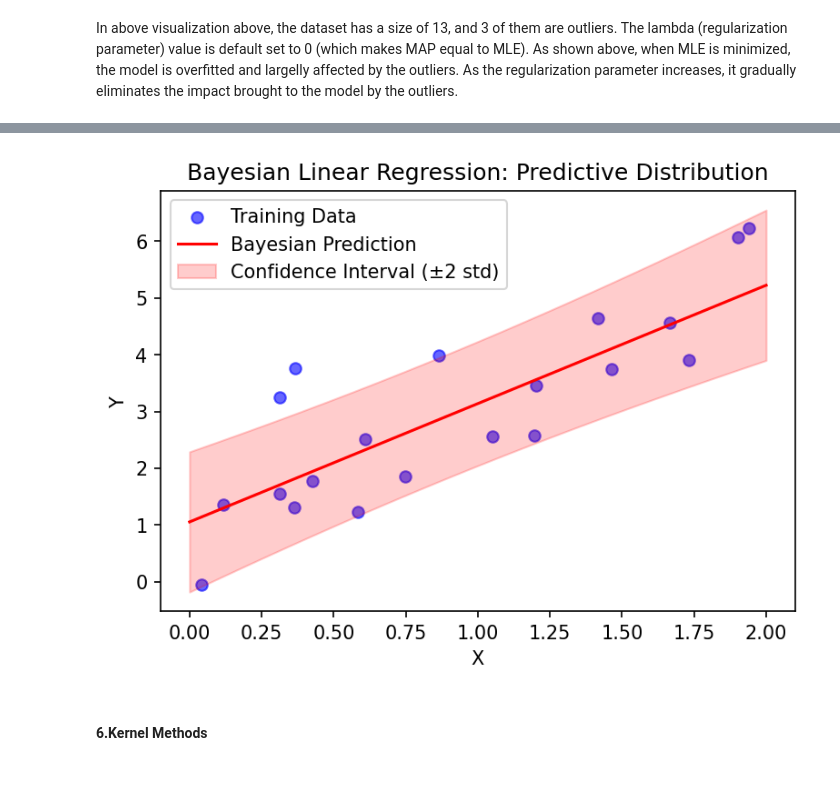
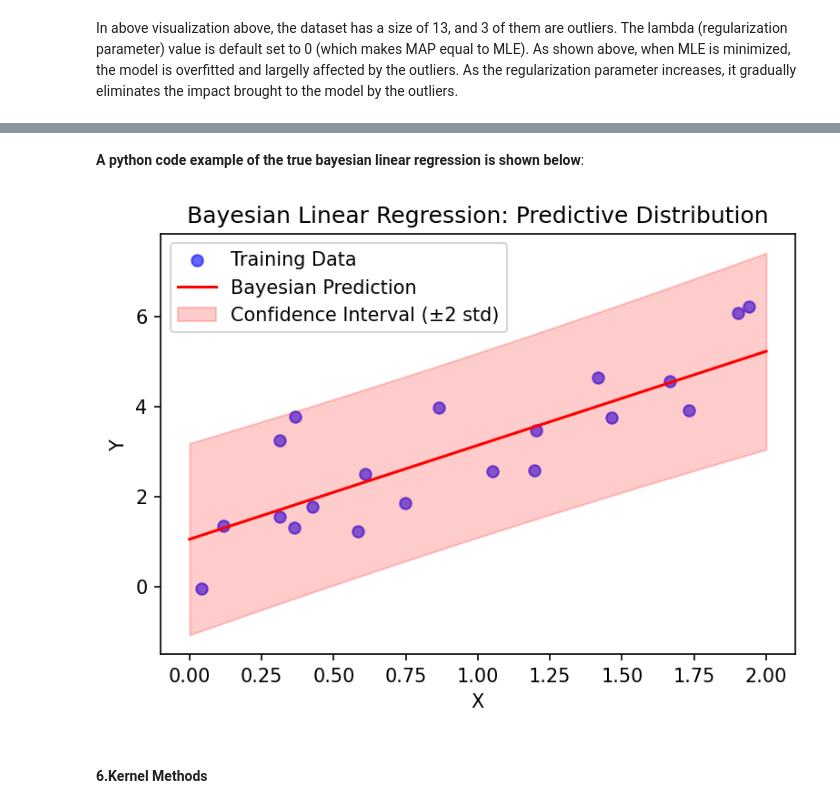
Before and after one commit to hansoncjc/GP-BO-Clustering-Tutorials, a Jupyter notebook: Fundamental.ipynb, the cells around one changed output, grey strips where cells are left out. Cells and saved outputs as stored; diff of their text form; code cells hidden in the pictures; blank space fills up the shorter version.

Commit message:
Fixed a bunch of errors on MAP & true bayesian, majorly sizes of matrices. Finished true bayesian linear regression visualization

```diff
--- a/Fundamental.ipynb
+++ b/Fundamental.ipynb
@@ -674,62 +691,61 @@ A python code example of the true bayesian linear regression is shown below:
+# %% [markdown]
+**A python code example of the true bayesian linear regression is shown below**:
 # %%
 # Bayesian Linear Regression Visualization without Explicit mu_theta and Sigma_theta Calculation
 
 import numpy as np
 import matplotlib.pyplot as plt
 
 # Generate synthetic data
 np.random.seed(42)
-n_samples = 20  # Number of training samples
-X = 2 * np.random.rand(n_samples, 1)  # Input features (column vector)
-true_theta = np.array([2.5])  # True parameter theta (slope)
-true_bias = 1.0  # Bias term (intercept)
+n_samples = 20  # Number of training samples n
+m_predicts = 100 # Number of prediction input m
+X = (2 * np.random.rand(n_samples, 1)).T  # Training features: 1*n
+X = np.vstack((np.ones(n_samples),X)) # Training features added intercept handling: 2*n
+true_theta = np.array([[1.0,2.5]]).T  # True parameter theta [intercept, slope]: 2*1
 sigma_model = 1.0  # Noise in the original data generation process (σ)
-sigma_pred = 0.5  # Prediction model noise (σ*)
+#sigma_pred = 0.5  # Prediction model noise (σ*)
 
 # Generate noisy observations
-Y = true_theta * X + true_bias + np.random.normal(0, sigma_model, (n_samples, 1))
-
-# Add bias term to X (to handle intercept in linear regression)
-X_b = np.vstack([np.ones((1, n_samples)), X.T])  # (d x n), where d=2
+Y = true_theta.T @ X + np.random.normal(0, sigma_model, (1, n_samples)) # Training Label: 1*n
 
 # Regularization strength λ
 lambda_reg = 1.0
 
-# Compute predictive mean and variance directly
-X_test = np.linspace(0, 2, 100).reshape(1, -1)  # Row vector for test points
-X_test_b = np.vstack([np.ones((1, X_test.shape[1])), X_test])  # Add bias
+# Posterior Mean & Covariance Matrix
+inv_term = np.linalg.inv(X @ X.T + lambda_reg * np.eye(X.shape[0])) # Define (X X^T + λI)⁻¹ for convinience: d*d
+cov_theta = sigma_model**2 * inv_term # Posterior Covariance: d*d
+mu_theta = cov_theta @ X @ Y.T # Posterior Mean: d*1
 
-# Compute (X X^T + λI)⁻¹ once
-inv_term = np.linalg.inv(X_b @ X_b.T + lambda_reg * np.eye(2))
+# Define predictive input
+X_hat = np.linspace(0, 2, m_predicts).T  # 1*m
+X_hat = np.vstack([np.ones(m_predicts), X_hat])  # Add intercept handling: 2*m
 
-# Predictive mean: μ_Y* = X*^T (X X^T + λI)⁻¹ X Y
-mu_Y_star = (X_test_b.T @ inv_term @ X_b @ Y).flatten()
-
-# Predictive variance: σ²_Y* = σ² X*^T (X X^T + λI)⁻¹ X* + σ*²
-sigma_Y_star_sq = np.array([X_test_b[:, i].T @ inv_term @ X_test_b[:, i] for i in range(X_test.shape[1])])
-sigma_Y_star_sq = sigma_model**2 * sigma_Y_star_sq + sigma_pred**2  # Add model noise σ*²
+# Calculate Predictieve Mean & Cov
+mu_hat = mu_theta.T @ X_hat # 1*m
+cov_hat = sigma_model ** 2 * (np.eye(m_predicts) + X_hat.T @ cov_theta @ X_hat) # m*m
 
 # Compute standard deviation for confidence intervals
-std_Y_star = np.sqrt(sigma_Y_star_sq)
+std_Y_star = np.sqrt(np.diag(cov_hat))
 
 # Plot results
 plt.figure(figsize=(6, 4),dpi=150)
-plt.scatter(X, Y, color="blue", label="Training Data", alpha=0.6)
-plt.plot(X_test.flatten(), mu_Y_star, "r-", label="Bayesian Prediction")
+plt.scatter(X[1], Y, color="blue", label="Training Data", alpha=0.6)
+plt.plot(X_hat[1], mu_hat.flatten(), "r-", label="Bayesian Prediction")
 plt.fill_between(
-    X_test.flatten(),
-    mu_Y_star - 2 * std_Y_star,
-    mu_Y_star + 2 * std_Y_star,
+    X_hat[1],
+    mu_hat.flatten() - 2 * std_Y_star,
+    mu_hat.flatten() + 2 * std_Y_star,
     color="red",
     alpha=0.2,
     label="Confidence Interval (±2 std)",
 )
 plt.xlabel("X")
 plt.ylabel("Y")
 plt.title("Bayesian Linear Regression: Predictive Distribution")
 plt.legend()
 plt.show()
 # %% [output]
-[figure, old version]
+[figure, new version]
 # %% [markdown]
 #### 6.Kernel Methods
```
Also changed, not shown: parts of 5 cells of this notebook.
